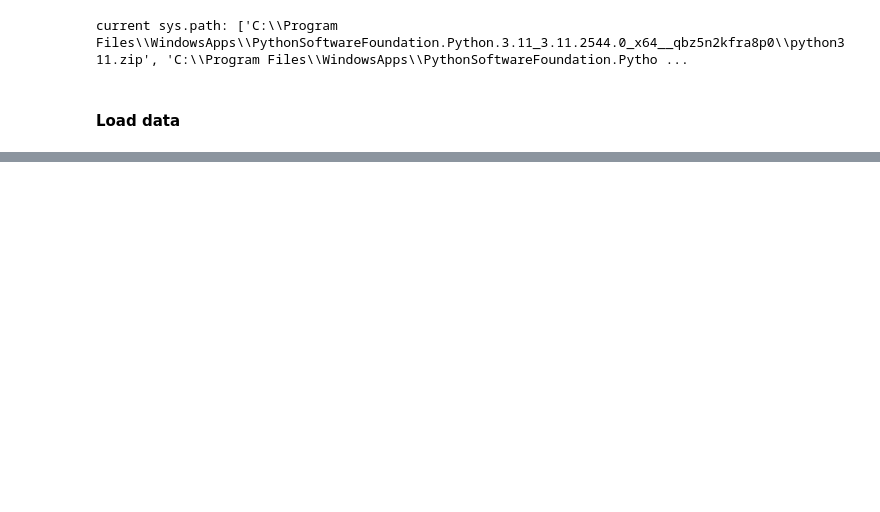
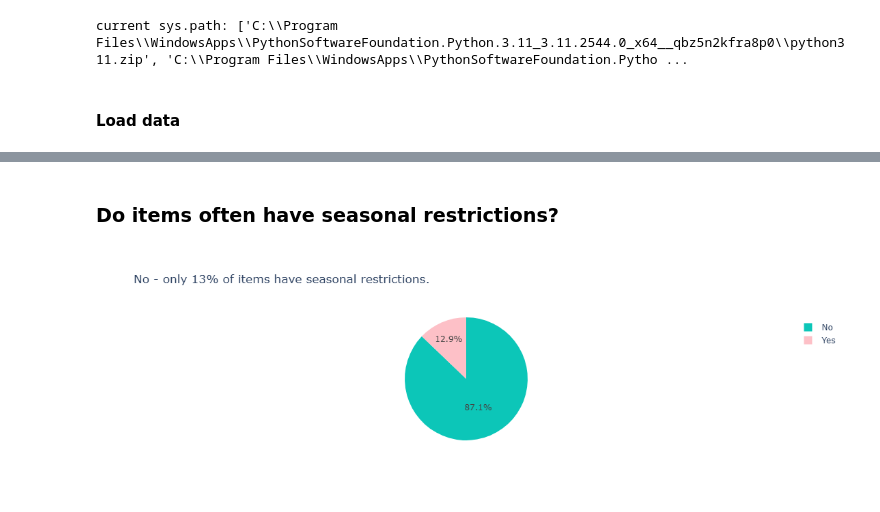
Before and after one commit to Darcicat/ACNH-Aesthetic-Rarity-Guide, a Jupyter notebook: notebooks/rarity_analysis.ipynb, the cells around one changed output, grey strips where cells are left out. Cells and saved outputs as stored; diff of their text form; code cells hidden in the pictures; blank space fills up the shorter version.

```diff
--- a/notebooks/rarity_analysis.ipynb
+++ b/notebooks/rarity_analysis.ipynb
@@ -242,0 +78,14 @@ Item is rare if Source Notes contain "only"
+# %% [markdown]
+<h3>Do items often have seasonal restrictions?</h3>
+# %%
+rarity_df['Seasonality Group'] = rarity_df['Seasonal Availability'].apply(lambda x: 'Yes' if x in ['Spring', 'Fall', 'Summer', 'Winter'] else 'No') #categorize into 'Season Specific' or 'No Season restrictions'
+fig = px.pie(
+    rarity_df,
+    names='Seasonality Group',
+    title="No - only 13% of items have seasonal restrictions.",
+    color='Seasonality Group',
+    color_discrete_sequence=['#0cc6b8', '#fdc0c7']
+)
+fig.show()
+# %% [output]
+[figure, added]
```
Also changed, not shown: parts of 38 cells of this notebook, 11 other files.
